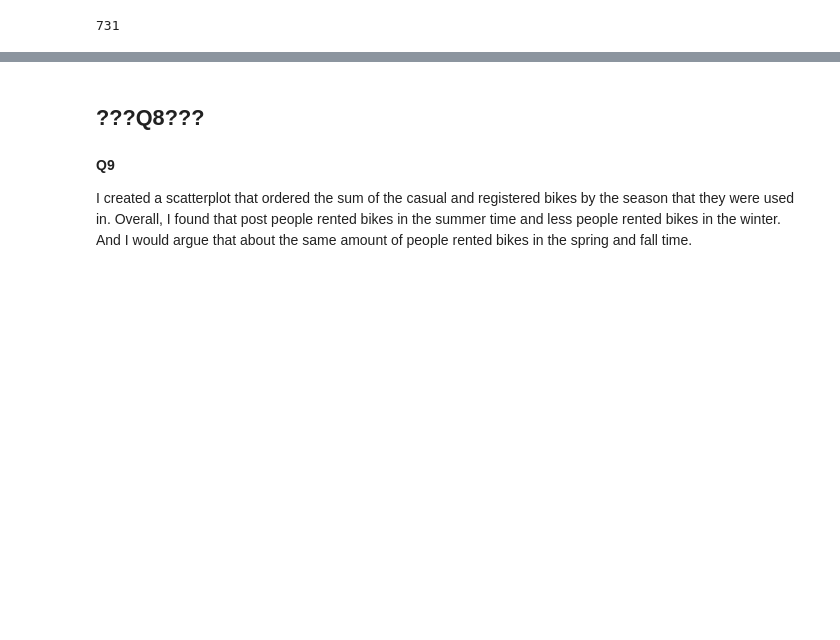
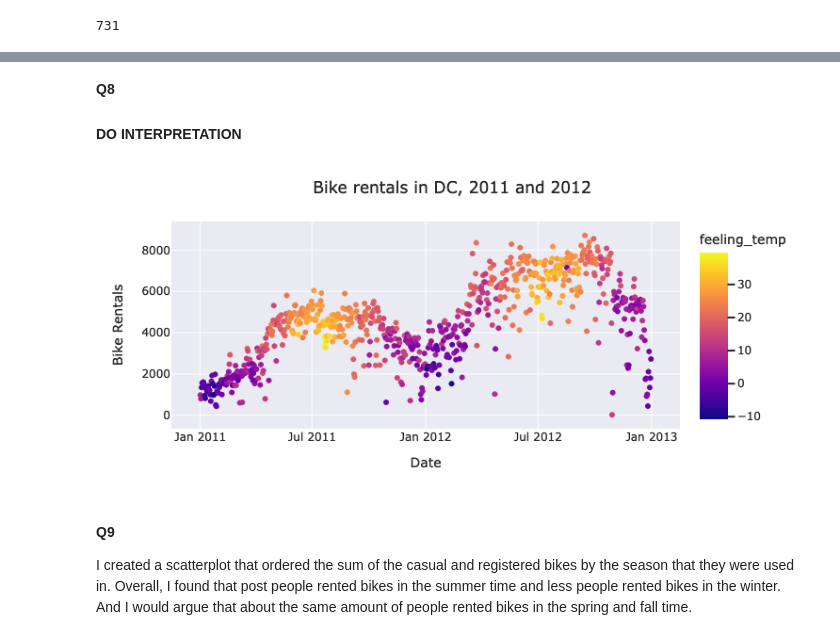
Before and after one commit to jazmine-veliz/Day17, a Jupyter notebook: Day17-HW.ipynb, the cells around one changed output, grey strips where cells are left out. Cells and saved outputs as stored; diff of their text form; code cells hidden in the pictures; blank space fills up the shorter version.

```diff
--- a/Day17-HW.ipynb
+++ b/Day17-HW.ipynb
@@ -200,9 +200,18 @@ show(DF)
 
 9.  Create a visualization displaying the relationship between bike rentals and season. Interpret the plot in context of the data.
 # %% [markdown]
-## ???Q8???
+**Q8**
+
+#### DO INTERPRETATION
 # %%
 # Visualization - recreate the graph
+fig=px.scatter(DF,x='dteday',y='cnt',color='feeling_temp')
+fig.update_layout(title='Bike rentals in DC, 2011 and 2012',title_x=0.5,
+                 xaxis_title='Date',yaxis_title='Bike Rentals',legend_title='Feeling Temperature (C)',
+                 template='seaborn')
+fig.show()
+# %% [output]
+[figure, added]
 # %% [markdown]
 **Q9**
 
```
Also changed, not shown: parts of 2 cells of this notebook.
